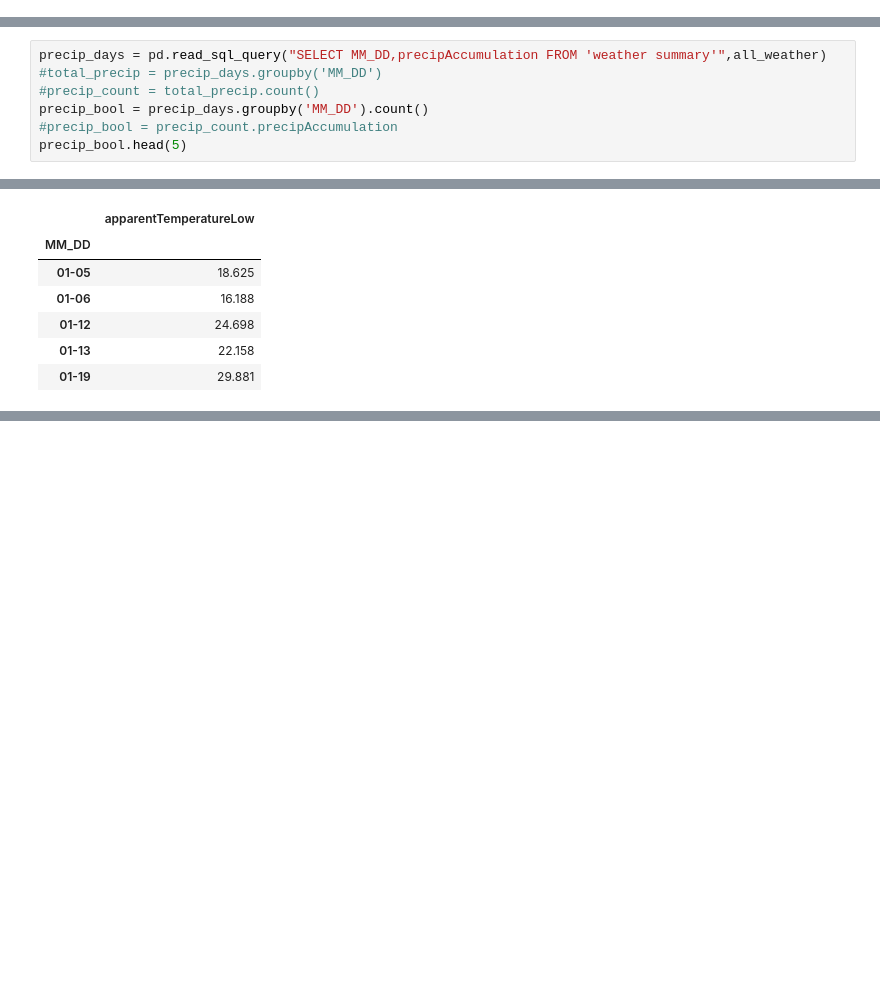
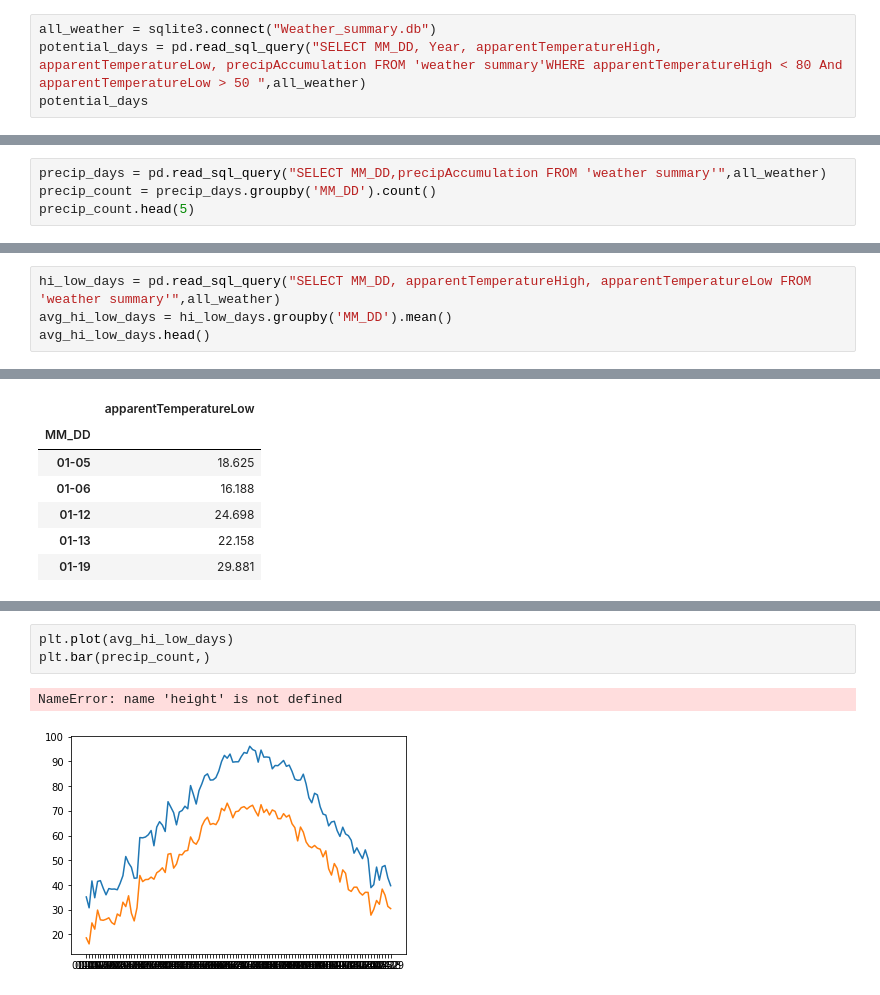
Before and after one commit to imidaho/Best-Party-Days, a Jupyter notebook: Best Party Days.ipynb, the cells around one changed output, grey strips where cells are left out. Cells and saved outputs as stored; diff of their text form; blank space fills up the shorter version.

```diff
--- a/Best Party Days.ipynb
+++ b/Best Party Days.ipynb
@@ -115,3 +115,7 @@ potential_days
 | 1088 | 12-29 | 2017 | 30.28 | 26.42 | NaN |
 | 1089 | 12-29 | 2018 | 37.75 | 32.45 | NaN |
 1090 rows × 5 columns
+# %%
+all_weather = sqlite3.connect("Weather_summary.db")
+potential_days = pd.read_sql_query("SELECT MM_DD, Year, apparentTemperatureHigh, apparentTemperatureLow, precipAccumulation FROM 'weather summary'WHERE apparentTemperatureHigh < 80 And apparentTemperatureLow > 50 ",all_weather)
+potential_days
@@ -118,10 +164,7 @@ potential_days
 # %%
 precip_days = pd.read_sql_query("SELECT MM_DD,precipAccumulation FROM 'weather summary'",all_weather)
-#total_precip = precip_days.groupby('MM_DD')
-#precip_count = total_precip.count()
-precip_bool = precip_days.groupby('MM_DD').count()
-#precip_bool = precip_count.precipAccumulation
-precip_bool.head(5)
+precip_count = precip_days.groupby('MM_DD').count()
+precip_count.head(5)
 # %% [output]
 |  | precipAccumulation |
 | MM_DD |  |
@@ -130,3 +173,7 @@ precip_bool.head(5)
 | 01-12 | 1 |
 | 01-13 | 1 |
 | 01-19 | 0 |
+# %%
+hi_low_days = pd.read_sql_query("SELECT MM_DD, apparentTemperatureHigh, apparentTemperatureLow FROM 'weather summary'",all_weather)
+avg_hi_low_days = hi_low_days.groupby('MM_DD').mean()
+avg_hi_low_days.head()
@@ -159,0 +226,6 @@ avg_low_days.head()
+# %%
+plt.plot(avg_hi_low_days)
+plt.bar(precip_count,)
+# %% [output]
+NameError: name 'height' is not defined
+[figure, added]
```
Also changed, not shown: parts of 10 cells of this notebook.
